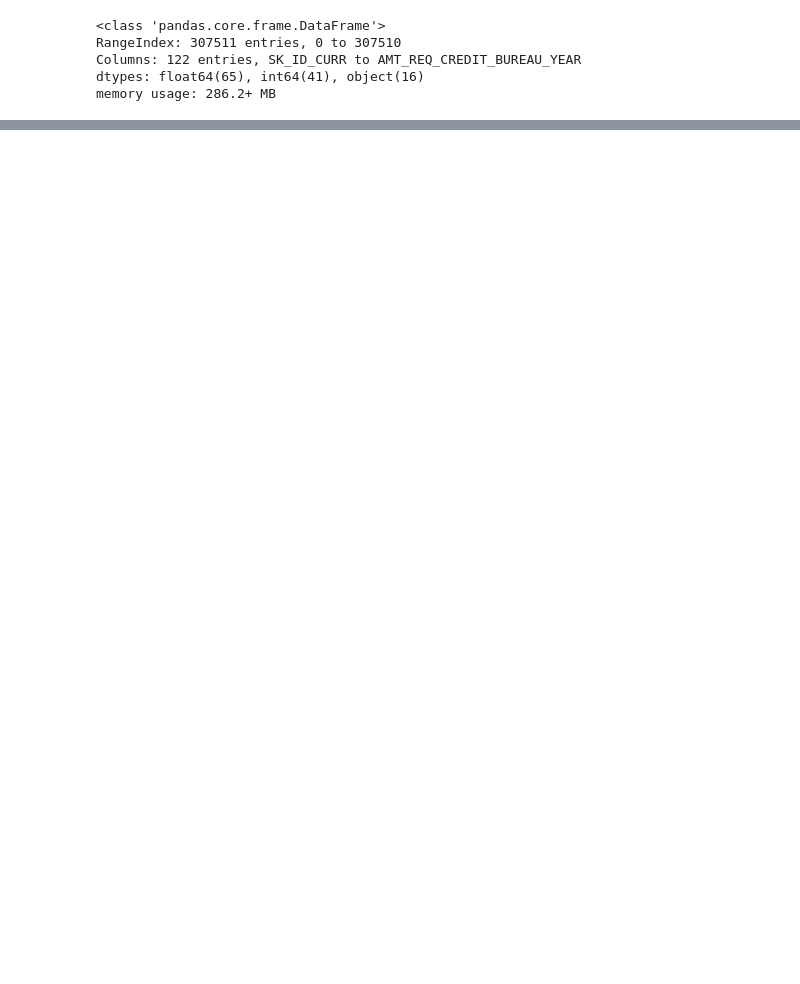
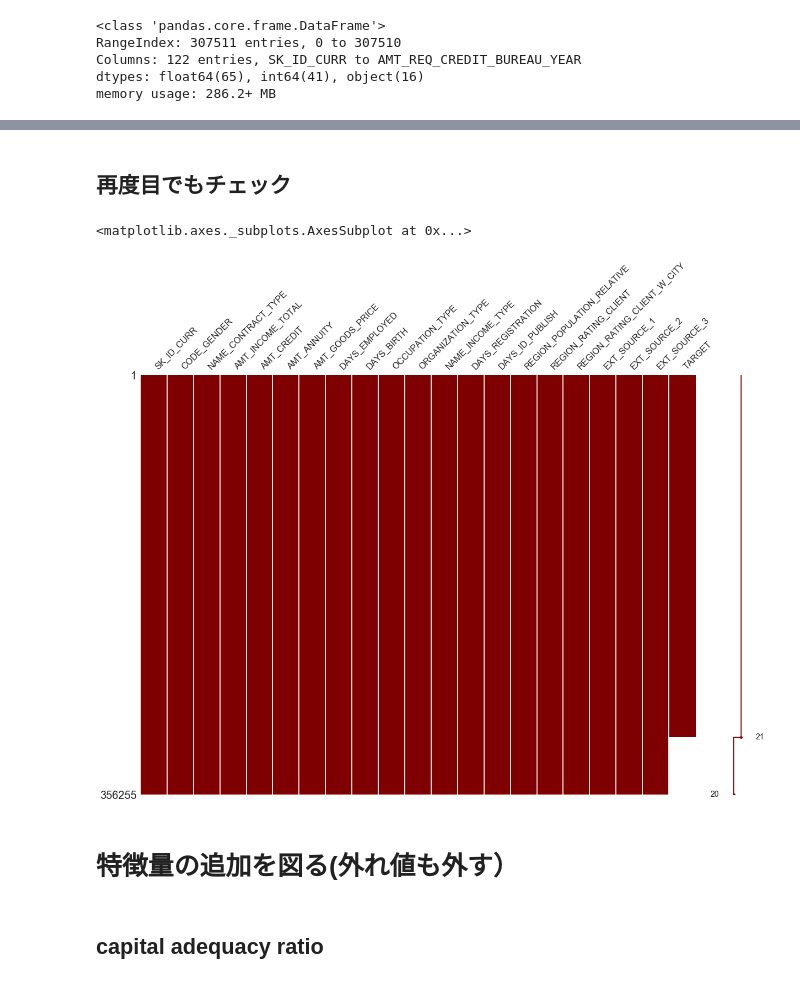
Before and after one commit to drkii/ML_From_Scratch, a Jupyter notebook: week3-EDA/EDA-6-kaggle-competition-eda.ipynb, the cells around one changed output, grey strips where cells are left out. Cells and saved outputs as stored; diff of their text form; code cells hidden in the pictures; blank space fills up the shorter version.

```diff
--- a/week3-EDA/EDA-6-kaggle-competition-eda.ipynb
+++ b/week3-EDA/EDA-6-kaggle-competition-eda.ipynb
@@ -508,9 +111,0 @@ X_train_ranked = X_train.iloc[:,ranking[:30]]
-# %%
-# relation to the target
-fig = plt.figure(figsize=(12,12))
-for i in np.arange(15):
-    ax = fig.add_subplot(5,3,i+1)
-    sns.regplot(x=X_train_ranked.iloc[:,i], y=y_train)
-
-plt.tight_layout()
-plt.show()
@@ -823,0 +189,7 @@ plt.grid(True)
+# %%
+for i, t in train_test2.loc[:, train_test2.columns != 'TARGET'].dtypes.iteritems():
+    if t == object:
+        train_test2[i].fillna(train_test2[i].mode()[0], inplace=True)
+        train_test2[i] = LabelEncoder().fit_transform(train_test2[i].astype(str))
+    else:
+        train_test2[i].fillna(train_test2[i].median(), inplace=True)
@@ -823,0 +206,12 @@ plt.grid(True)
+# %% [markdown]
+## 再度目でもチェック
+# %%
+import missingno as msno
+msno.matrix(df=train_test2, figsize=(20,14), color=(0.5,0,0))
+# %% [output]
+<matplotlib.axes._subplots.AxesSubplot at 0x...>
+[figure, added]
+# %% [markdown]
+# 特徴量の追加を図る(外れ値も外す）
+# %% [markdown]
+## capital adequacy ratio
```
Also changed, not shown: parts of 210 cells of this notebook.
